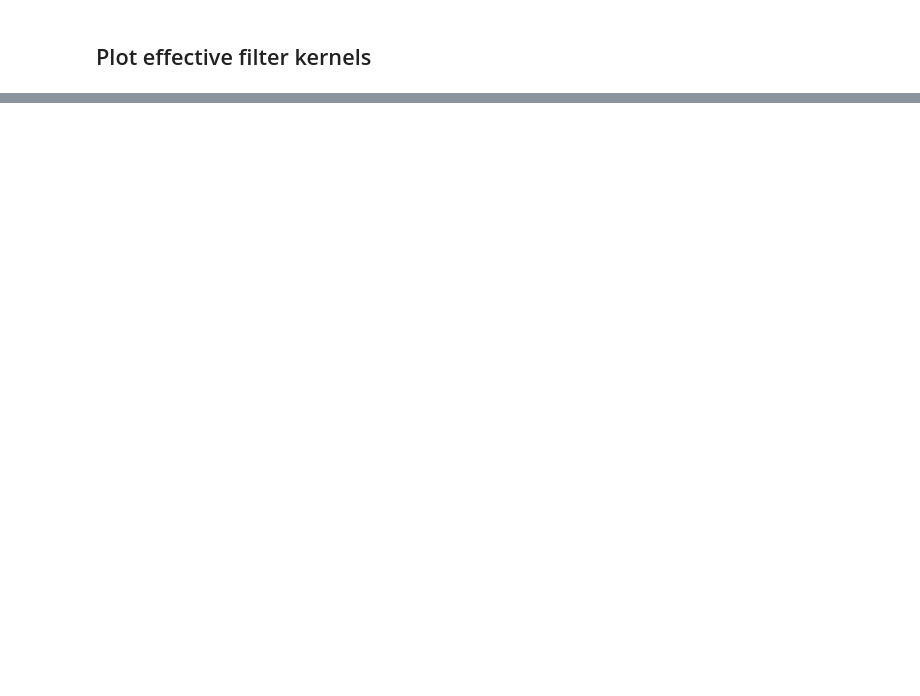
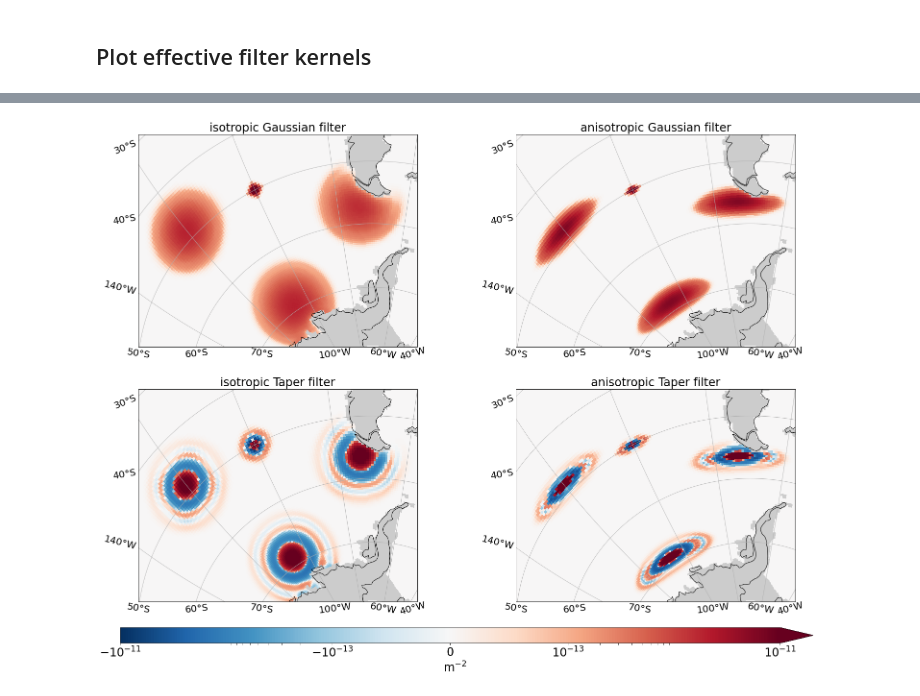
Before and after one commit to ocean-eddy-cpt/gcm-filters-paper, a Jupyter notebook: effective_kernel.ipynb, the cells around one changed output, grey strips where cells are left out. Cells and saved outputs as stored; diff of their text form; code cells hidden in the pictures; blank space fills up the shorter version.

```diff
--- a/effective_kernel.ipynb
+++ b/effective_kernel.ipynb
@@ -226,0 +306,4 @@ delta3_filtered_fixed_factor_Taper = delta3_filtered_fixed_factor_Taper/tarea
+# %%
+%time delta4_filtered_Taper_anisotropic_small = filter_Taper_anisotropic_small.apply(delta4, dims=['yh', 'xh'])
+with ProgressBar():
+    delta4_filtered_Taper_anisotropic_small = delta4_filtered_Taper_anisotropic_small.compute()
@@ -226,0 +314,8 @@ delta3_filtered_fixed_factor_Taper = delta3_filtered_fixed_factor_Taper/tarea
+# %%
+%time delta1_filtered_Taper_isotropic_middle = filter_Taper_isotropic_middle.apply(delta1, dims=['yh', 'xh'])
+%time delta2_filtered_Taper_isotropic_middle = filter_Taper_isotropic_middle.apply(delta2, dims=['yh', 'xh'])
+%time delta3_filtered_Taper_isotropic_middle = filter_Taper_isotropic_middle.apply(delta3, dims=['yh', 'xh'])
+with ProgressBar():
+    delta1_filtered_Taper_isotropic_middle = delta1_filtered_Taper_isotropic_middle.compute()
+    delta2_filtered_Taper_isotropic_middle = delta2_filtered_Taper_isotropic_middle.compute()
+    delta3_filtered_Taper_isotropic_middle = delta3_filtered_Taper_isotropic_middle.compute()
@@ -226,0 +332,8 @@ delta3_filtered_fixed_factor_Taper = delta3_filtered_fixed_factor_Taper/tarea
+# %%
+%time delta1_filtered_Taper_anisotropic_middle = filter_Taper_anisotropic_middle.apply(delta1, dims=['yh', 'xh'])
+%time delta2_filtered_Taper_anisotropic_middle = filter_Taper_anisotropic_middle.apply(delta2, dims=['yh', 'xh'])
+%time delta3_filtered_Taper_anisotropic_middle = filter_Taper_anisotropic_middle.apply(delta3, dims=['yh', 'xh'])
+with ProgressBar():
+    delta1_filtered_Taper_anisotropic_middle = delta1_filtered_Taper_anisotropic_middle.compute()
+    delta2_filtered_Taper_anisotropic_middle = delta2_filtered_Taper_anisotropic_middle.compute()
+    delta3_filtered_Taper_anisotropic_middle = delta3_filtered_Taper_anisotropic_middle.compute()
@@ -406,0 +365,64 @@ fig.savefig('figures/effective_kernel_Antarctic_peninsula_scale_40km_fac_10_log_
+# %%
+central_lon = -70
+central_lat = -66
+vmax = 1e-11
+linthresh = 1e-13
+
+fig,axs = plt.subplots(2,2,figsize=(25,15),subplot_kw={'projection':ccrs.Orthographic(central_lon, central_lat)})
+
+
+((delta1_filtered_Gaussian_isotropic_large+delta2_filtered_Gaussian_isotropic_large+delta3_filtered_Gaussian_isotropic_large+delta4_filtered_Gaussian_isotropic_small)/area).plot(
+    ax=axs[0,0],
+    vmin=-vmax, vmax=vmax ,cmap='RdBu_r',
+    norm=mpl.colors.SymLogNorm(linthresh=linthresh, base=10),
+    add_colorbar=False,
+    transform=ccrs.PlateCarree()
+)
+
+((delta1_filtered_Gaussian_anisotropic_large+delta2_filtered_Gaussian_anisotropic_large+delta3_filtered_Gaussian_anisotropic_large+delta4_filtered_Gaussian_anisotropic_small)/area).plot(
+    ax=axs[0,1],
+    vmin=-vmax, vmax=vmax ,cmap='RdBu_r',
+    norm=mpl.colors.SymLogNorm(linthresh=linthresh, base=10),
+    add_colorbar=False,
+    transform=ccrs.PlateCarree()
+)
+
+((delta1_filtered_Taper_isotropic_middle+delta2_filtered_Taper_isotropic_middle+delta3_filtered_Taper_isotropic_middle+delta4_filtered_Taper_isotropic_small)/area).plot(
+    ax=axs[1,0],
+    vmin=-vmax, vmax=vmax ,cmap='RdBu_r',
+    norm=mpl.colors.SymLogNorm(linthresh=linthresh, base=10),
+    add_colorbar=False,
+    transform=ccrs.PlateCarree()
+)
+
+p=((delta1_filtered_Taper_anisotropic_middle+delta2_filtered_Taper_anisotropic_middle+delta3_filtered_Taper_anisotropic_middle+delta4_filtered_Taper_anisotropic_small)/area).plot(
+    ax=axs[1,1],
+    vmin=-vmax, vmax=vmax ,cmap='RdBu_r',
+    norm=mpl.colors.SymLogNorm(linthresh=linthresh, base=10),
+    add_colorbar=False,
+    transform=ccrs.PlateCarree()
+)
+for ax in axs.flatten():
+    ax.coastlines()
+    ax.set_extent([-135, -60, -68, -45], crs=ccrs.PlateCarree())
+    gl = ax.gridlines(draw_labels=True)
+    gl.xlabels_top = False
+    gl.ylabels_right = False
+
+    #gl.ylocator = mticker.FixedLocator([-68,-66,-64])
+    #gl.xlocator = mticker.FixedLocator([-78,-76,-74,-72,-70,-68,-66,-64])
+
+axs[0,0].set(title='isotropic Gaussian filter')
+axs[0,1].set(title='anisotropic Gaussian filter')
+axs[1,0].set(title='isotropic Taper filter')
+axs[1,1].set(title='anisotropic Taper filter')
+# colorbar
+fig.subplots_adjust(left=0.1, bottom=-0.02)
+cax = fig.add_axes([0.1, -0.1, 0.8, 0.03])
+cbar = fig.colorbar(p, cax=cax, orientation='horizontal',extend='max')
+cbar.set_label(label=r'm$^{-2}$', horizontalalignment='right')
+
+plt.savefig('figures/effective_kernel_ACC_log_divided_by_area_latlon.pdf',dpi=400,bbox_inches='tight',pad_inches=0)
+# plt.savefig('figures/effective_kernel_ACC_log_divided_by_area_latlon.png',dpi=400,bbox_inches='tight',pad_inches=0) # doesn't save all tick labels...
+# %% [output]
+[figure, added]
```
Also changed, not shown: parts of 45 cells of this notebook.
